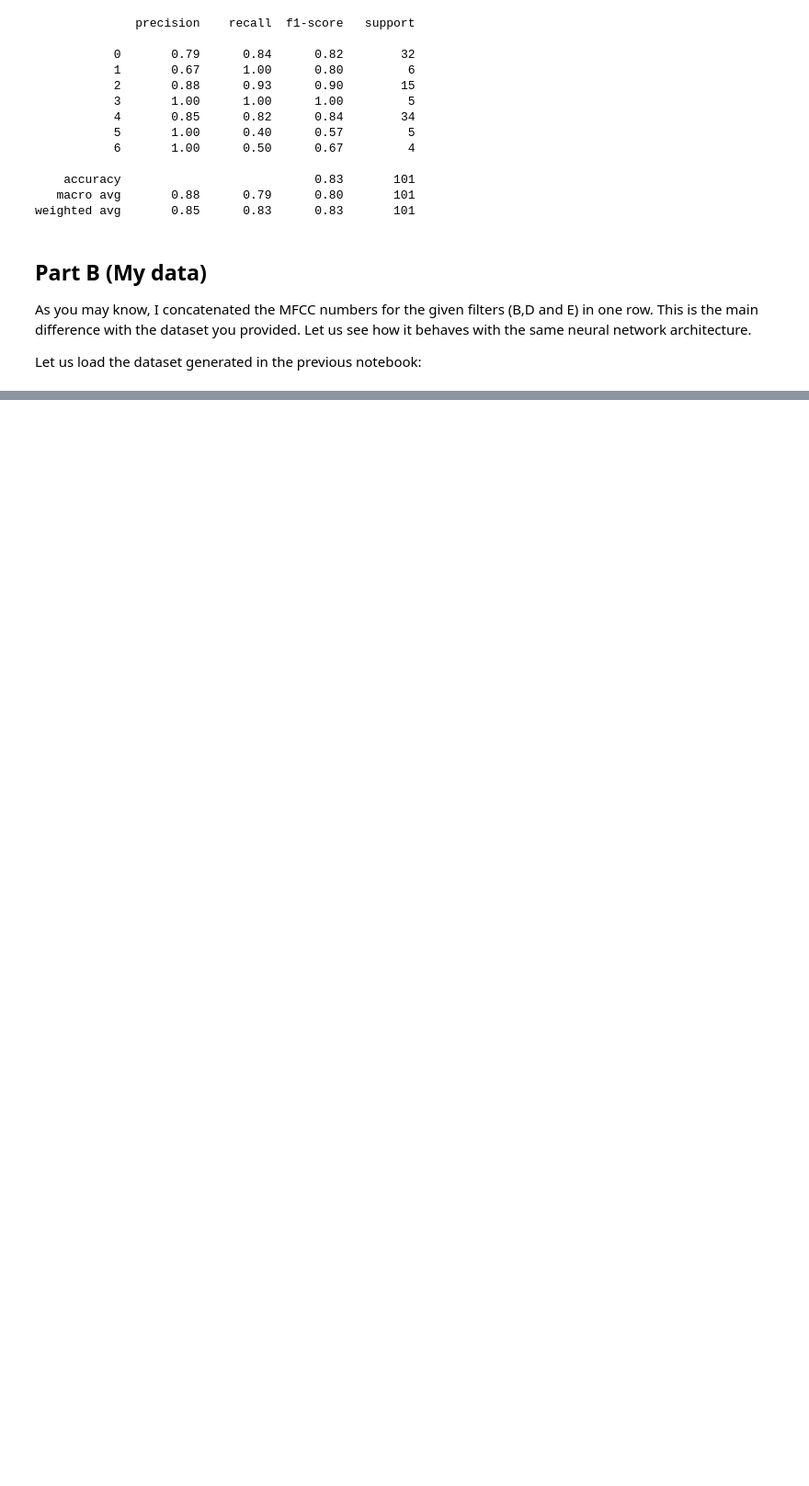
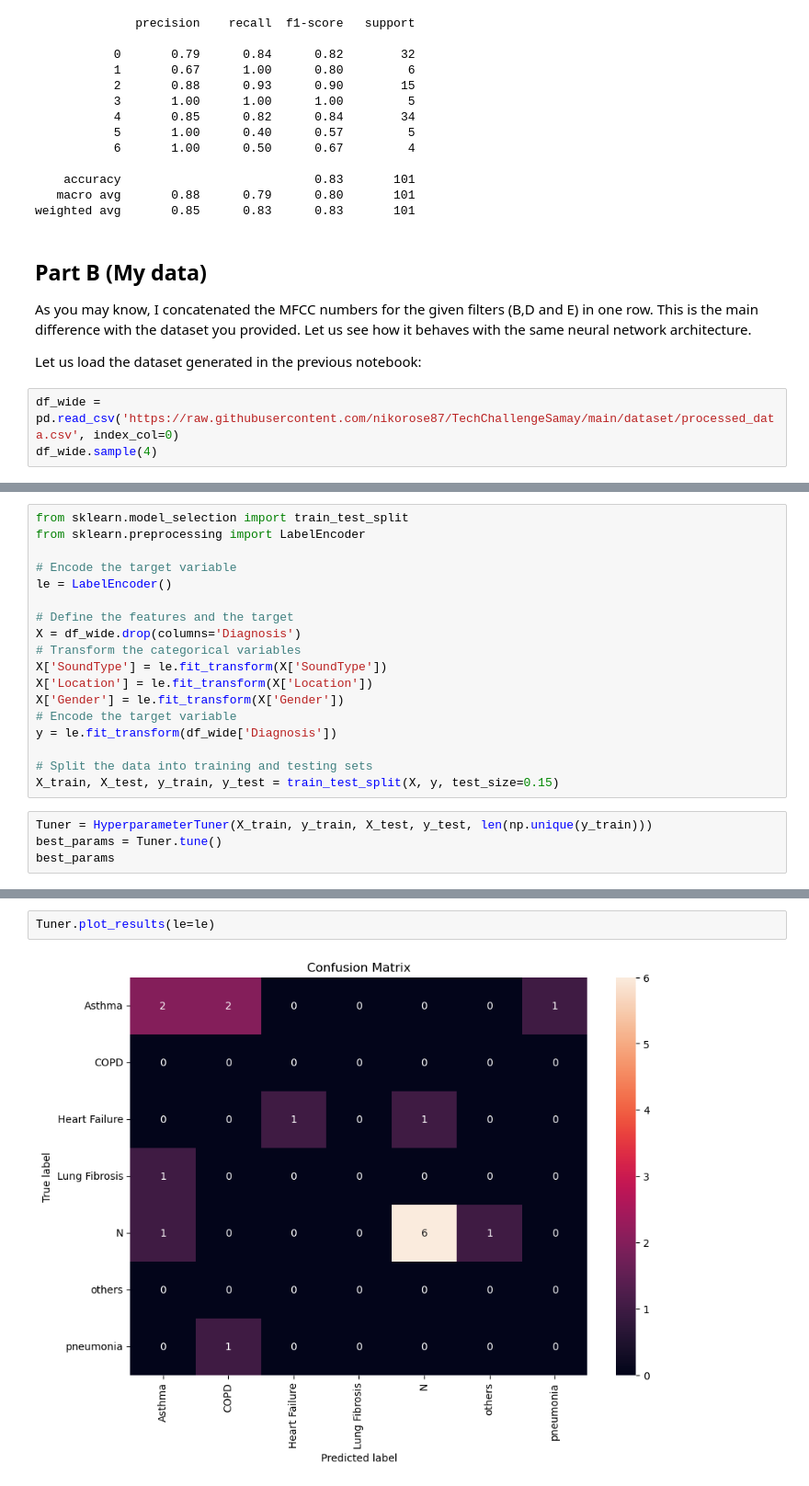
Before and after one commit to nikorose87/TechChallengeSamay, a Jupyter notebook: Notebooks/SamayColab/[NP]_Technical_assesment__Senior_ML_engineer_Part_2.ipynb, the cells around one changed output, grey strips where cells are left out. Shown at 92% size. Drawn from its saved outputs; the diff is of its cells as text; blank space fills up the shorter version.

Commit message:
finished the comparison of the two datasets

```diff
--- a/Notebooks/SamayColab/[NP]_Technical_assesment__Senior_ML_engineer_Part_2.ipynb
+++ b/Notebooks/SamayColab/[NP]_Technical_assesment__Senior_ML_engineer_Part_2.ipynb
@@ -647,3 +647,6 @@ weighted avg       0.85      0.83      0.83       101
 As you may know, I concatenated the MFCC numbers for the given filters (B,D and E) in one row. This is the main difference with the dataset you provided. Let us see how it behaves with the same neural network architecture.
 
 Let us load the dataset generated in the previous notebook:
+# %%
+df_wide = pd.read_csv('https://raw.githubusercontent.com/nikorose87/TechChallengeSamay/main/dataset/processed_data.csv', index_col=0)
+df_wide.sample(4)
@@ -649,0 +661,22 @@ Let us load the dataset generated in the previous notebook:
+# %%
+from sklearn.model_selection import train_test_split
+from sklearn.preprocessing import LabelEncoder
+
+# Encode the target variable
+le = LabelEncoder()
+
+# Define the features and the target
+X = df_wide.drop(columns='Diagnosis')
+# Transform the categorical variables
+X['SoundType'] = le.fit_transform(X['SoundType'])
+X['Location'] = le.fit_transform(X['Location'])
+X['Gender'] = le.fit_transform(X['Gender'])
+# Encode the target variable
+y = le.fit_transform(df_wide['Diagnosis'])
+
+# Split the data into training and testing sets
+X_train, X_test, y_train, y_test = train_test_split(X, y, test_size=0.15)
+# %%
+Tuner = HyperparameterTuner(X_train, y_train, X_test, y_test, len(np.unique(y_train)))
+best_params = Tuner.tune()
+best_params
@@ -649,0 +705,4 @@ Let us load the dataset generated in the previous notebook:
+# %%
+Tuner.plot_results(le=le)
+# %% [output]
+[figure, added]
```
Also changed, not shown: parts of 4 cells of this notebook.
